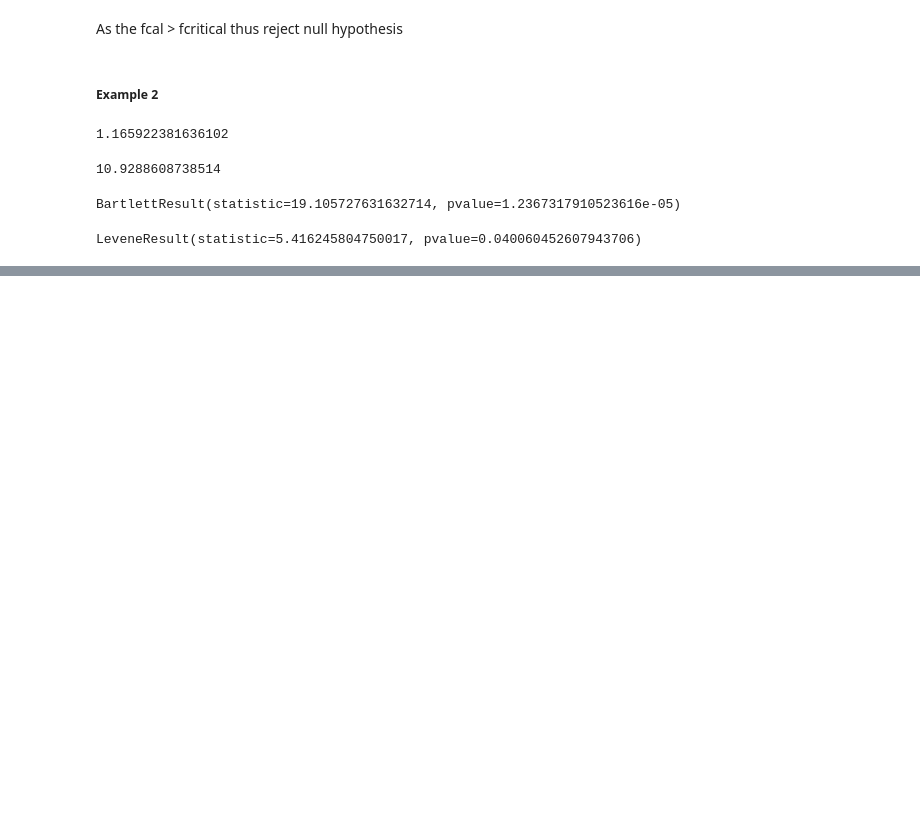
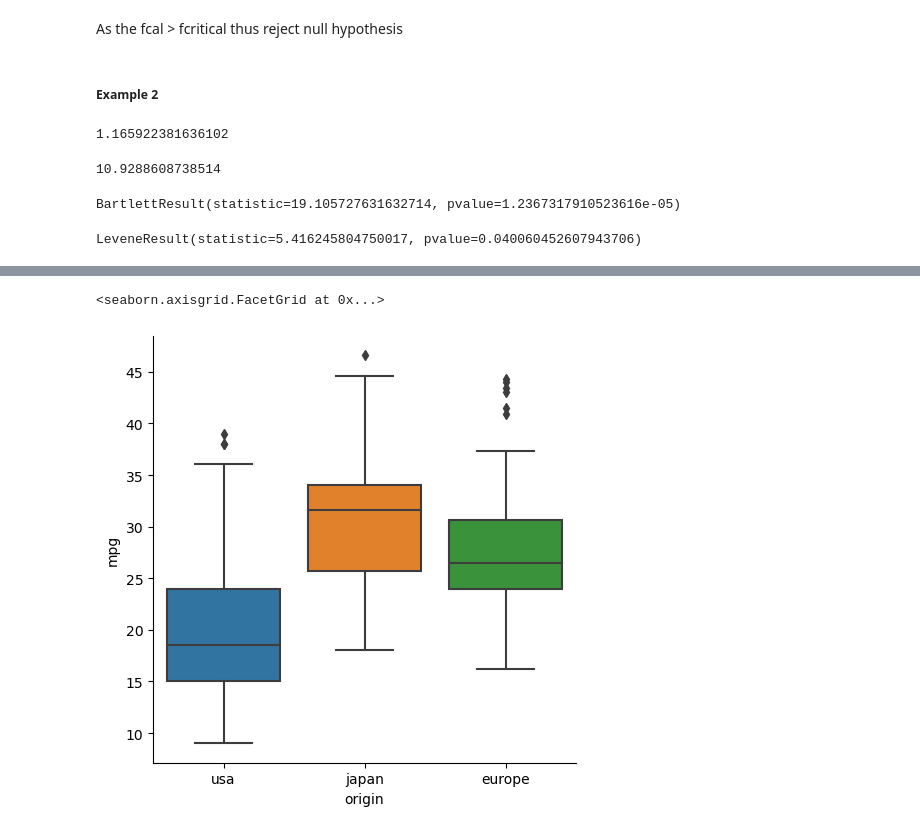
Before and after one commit to rahul-raoniar/Statistics-for-Data-Analysis-using-Python, a Jupyter notebook: 8 Hypothesis testing part 2 (two sample tests)/two_sample_tests.ipynb, the cells around one changed output, grey strips where cells are left out. Cells and saved outputs as stored; diff of their text form; code cells hidden in the pictures; blank space fills up the shorter version.

```diff
--- a/8 Hypothesis testing part 2 (two sample tests)/two_sample_tests.ipynb
+++ b/8 Hypothesis testing part 2 (two sample tests)/two_sample_tests.ipynb
@@ -297,0 +352,3 @@ LeveneResult(statistic=5.416245804750017, pvalue=0.040060452607943706)
+# %%
+mpg = sns.load_dataset('mpg')
+mpg.head()
@@ -297,0 +396,10 @@ LeveneResult(statistic=5.416245804750017, pvalue=0.040060452607943706)
+# %%
+%matplotlib inline
+
+sns.catplot(x = 'origin',
+            y = 'mpg',
+            data = mpg,
+            kind = 'box')
+# %% [output]
+<seaborn.axisgrid.FacetGrid at 0x...>
+[figure, added]
```
Also changed, not shown: parts of 23 cells of this notebook, 1 other file.
